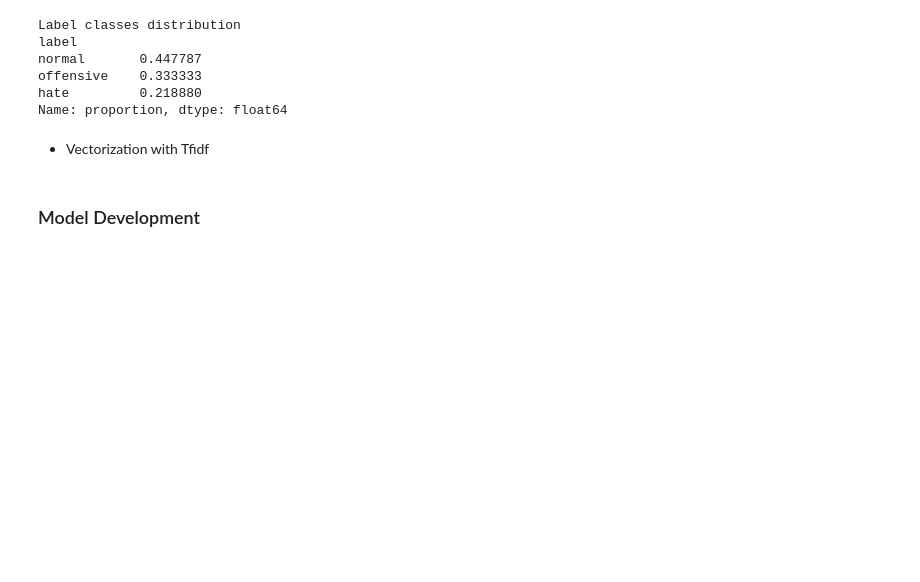
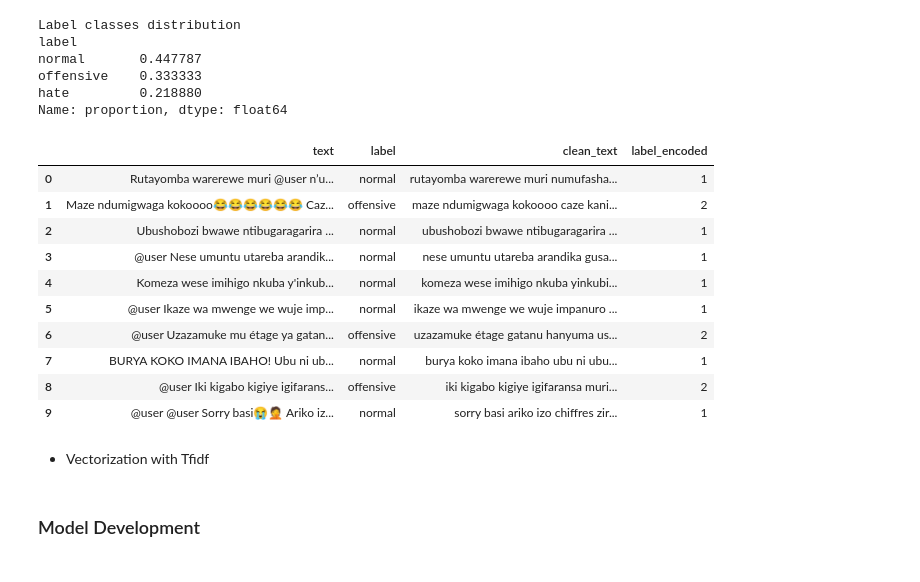
Before and after one commit to Olamieee/Kinyarwanda-Hatespeech-Detection, a Jupyter notebook: model/hate_speech_model.ipynb, the cells around one changed output. Drawn from its saved outputs; the diff is of its cells as text; code cells hidden in the pictures; blank space fills up the shorter version.

```diff
--- a/model/hate_speech_model.ipynb
+++ b/model/hate_speech_model.ipynb
@@ -115,6 +115,19 @@ Name: proportion, dtype: float64
 # %%
 le = LabelEncoder()
 df_merged['label_encoded'] = le.fit_transform(df_merged['label'])
+df_merged.head(10)
+# %% [output]
+|  | text | label | clean_text | label_encoded |
+| 0 | Rutayomba warerewe muri @user n’u... | normal | rutayomba warerewe muri numufasha... | 1 |
+| 1 | Maze ndumigwaga kokoooo😂😂😂😂😂😂 Caz... | offensive | maze ndumigwaga kokoooo caze kani... | 2 |
+| 2 | Ubushobozi bwawe ntibugaragarira ... | normal | ubushobozi bwawe ntibugaragarira ... | 1 |
+| 3 | @user Nese umuntu utareba arandik... | normal | nese umuntu utareba arandika gusa... | 1 |
+| 4 | Komeza wese imihigo nkuba y'inkub... | normal | komeza wese imihigo nkuba yinkubi... | 1 |
+| 5 | @user Ikaze wa mwenge we wuje imp... | normal | ikaze wa mwenge we wuje impanuro ... | 1 |
+| 6 | @user Uzazamuke mu étage ya gatan... | offensive | uzazamuke étage gatanu hanyuma us... | 2 |
+| 7 | BURYA KOKO IMANA IBAHO! Ubu ni ub... | normal | burya koko imana ibaho ubu ni ubu... | 1 |
+| 8 | @user Iki kigabo kigiye igifarans... | offensive | iki kigabo kigiye igifaransa muri... | 2 |
+| 9 | @user @user Sorry basi😭🤦 Ariko iz... | normal | sorry basi ariko izo chiffres zir... | 1 |
 # %% [markdown]
 - Vectorization with Tfidf
 # %%
```
Also changed, not shown: parts of 1 cell of this notebook, 5 other files.
